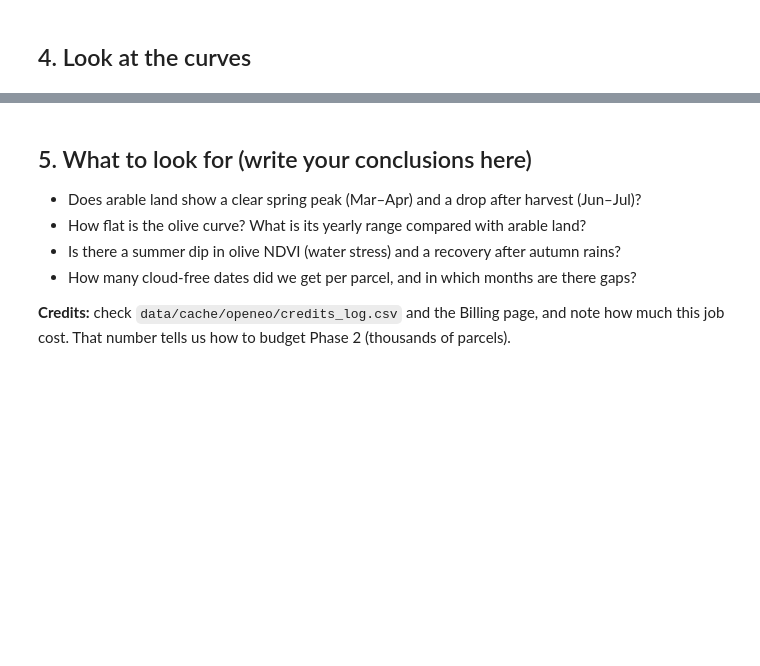
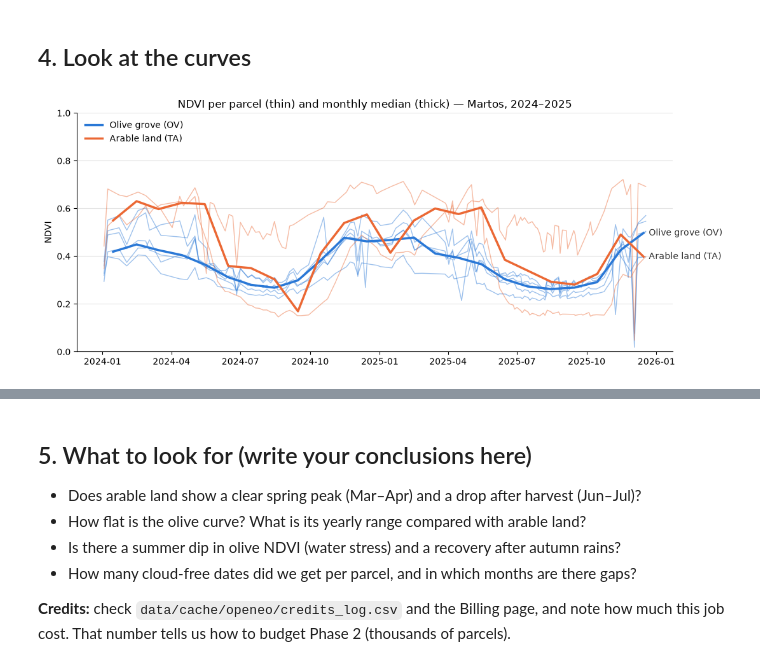
Before and after one commit to N13T4C0/oliveye, a Jupyter notebook: notebooks/01_openeo_ndvi_sample_parcels.ipynb, the cells around one changed output, grey strips where cells are left out. Cells and saved outputs as stored; diff of their text form; code cells hidden in the pictures; blank space fills up the shorter version.

```diff
--- a/notebooks/01_openeo_ndvi_sample_parcels.ipynb
+++ b/notebooks/01_openeo_ndvi_sample_parcels.ipynb
@@ -95,26 +127,30 @@ ndvi.groupby(["land_use_code", "parcel_id"])["ndvi"].agg(["count", "mean", "min"
 # %% [markdown]
 ## 4. Look at the curves
 # %%
+import numpy as np
+
 fig, ax = plt.subplots(figsize=(11, 4.5))
 for (code_, _parcel), series in ndvi.groupby(["land_use_code", "parcel_id"]):
     ax.plot(series["date"], series["ndvi"], color=COLORS[code_], linewidth=1, alpha=0.45)
 
 monthly = (ndvi.set_index("date").groupby("land_use_code")["ndvi"]
            .resample("MS").median().reset_index())
 for code_, series in monthly.groupby("land_use_code"):
-    mid_month = series["date"] + pd.Timedelta(days=14)  # plot each median at mid-month
+    mid_month = series["date"] + np.timedelta64(14, "D")  # plot each median at mid-month
     ax.plot(mid_month, series["ndvi"], color=COLORS[code_], linewidth=2.5, label=LABELS[code_])
     ax.annotate(LABELS[code_], (mid_month.iloc[-1], series["ndvi"].iloc[-1]), xytext=(6, 0),
                 textcoords="offset points", va="center", color="#333333")
 
 ax.set_title("NDVI per parcel (thin) and monthly median (thick) — Martos, 2024–2025")
 ax.set_ylabel("NDVI")
 ax.set_ylim(0, 1)
 ax.grid(axis="y", color="#e5e5e5")
 ax.spines[["top", "right"]].set_visible(False)
 ax.legend(frameon=False, loc="upper left")
 plt.tight_layout()
 plt.show()
+# %% [output]
+[figure, added]
 # %%
 # Same data as a table: median NDVI by calendar month, to compare the seasonal shape.
 seasonal = (ndvi.assign(month=ndvi["date"].dt.month)
```
Also changed, not shown: parts of 7 cells of this notebook.
